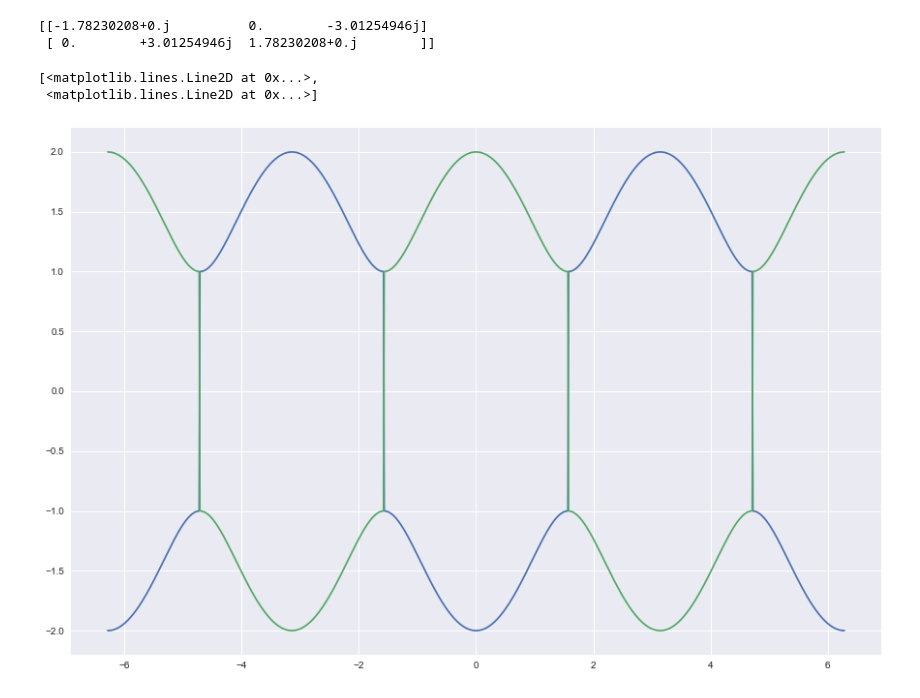
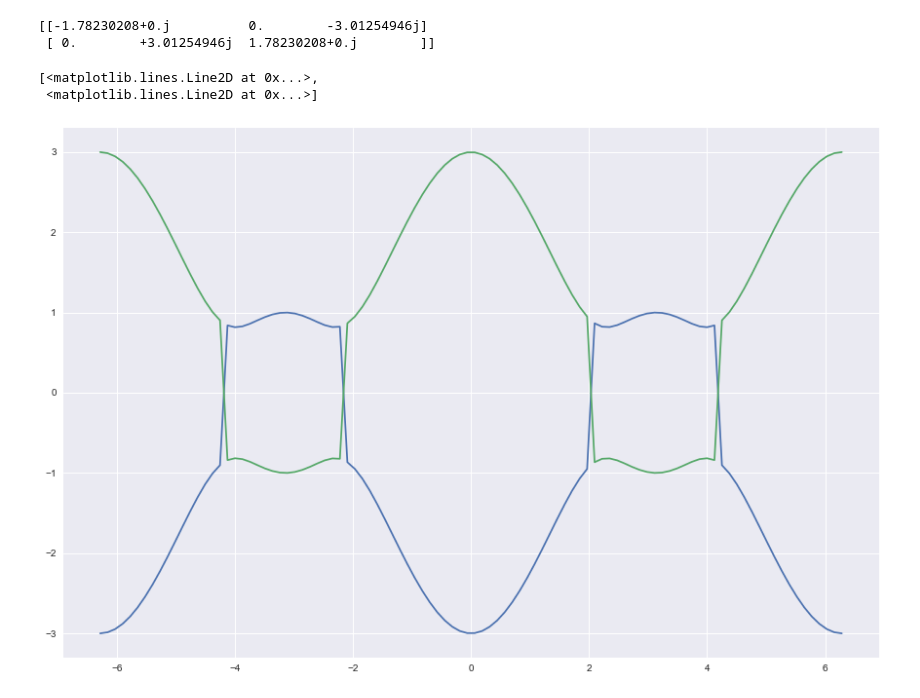
Before and after one commit to Eslam-Sabry/recursive-green-function, a Jupyter notebook: src/test.ipynb, the cells around one changed output. Cells and saved outputs as stored; diff of their text form; code cells hidden in the pictures.

```diff
--- a/src/test.ipynb
+++ b/src/test.ipynb
@@ -57,7 +57,7 @@ def hopping(t=t, delta=delta):
 #var_time = dict()
 #periods = np.linspace(0.2 / t, 1.6 / t, 100)
 periods = np.linspace(0.2 / t, 5 / t, 100)
-momenta = np.linspace(-2*np.pi, 2*np.pi,1000)
+momenta = np.linspace(-2*np.pi, 2*np.pi,100)
 #omegas = 2 * np.pi / periods
 #var_time = [np.linspace(0,T,11) for T in periods]
 
@@ -65,8 +65,8 @@ h_1 = Hamiltonian(d,N,onsite(mu=0*t),hopping())
 h_2 = Hamiltonian(d,N,onsite(mu=1*t),hopping())
 
 
-#energies = calculate_finite_spectrum(periods, [h_1.lattice_hamiltonian(), h_2.lattice_hamiltonian()])
-#spectrum = np.array([calculate_bands(momenta, [h_1.k_space_hamiltonian, h_2.k_space_hamiltonian], T) for T in periods])
+energies = calculate_finite_spectrum(periods, [h_1.lattice_hamiltonian(), h_2.lattice_hamiltonian()])
+spectrum = np.array([calculate_bands(momenta, [h_1.k_space_hamiltonian, h_2.k_space_hamiltonian], T) for T in periods])
 # %%
 print(h_1.k_space_hamiltonian(5))
 # %% [output]
@@ -74,18 +74,18 @@ print(h_1.k_space_hamiltonian(5))
  [ 0.        +3.01254946j  1.78230208+0.j        ]]
 # %%
 t = 1
-h_1 = Hamiltonian(d,N,onsite(mu=0*t),hopping(t=t,delta=0.5*t))
+h_1 = Hamiltonian(d,N,onsite(mu=1*t),hopping(t=t,delta=0.5*t))
 
 spec = []
 for k in momenta:
     #spec.append(la.eigvals(h_1.k_space_hamiltonian(k)))
     spec.append(np.linalg.eig(h_1.k_space_hamiltonian(k))[0])
     #spec.append(np.linalg.eig(h_2.k_space_hamiltonian(k))[0])
 plt.plot(momenta,spec)
 # %% [output]
 [<matplotlib.lines.Line2D at 0x...>,
  <matplotlib.lines.Line2D at 0x...>]
-[figure, old version]
+[figure, new version]
 # %%
 h_1.plot_spectrum()
 # %% [output]
```
Also changed, not shown: parts of 5 cells of this notebook, 1 other file.
